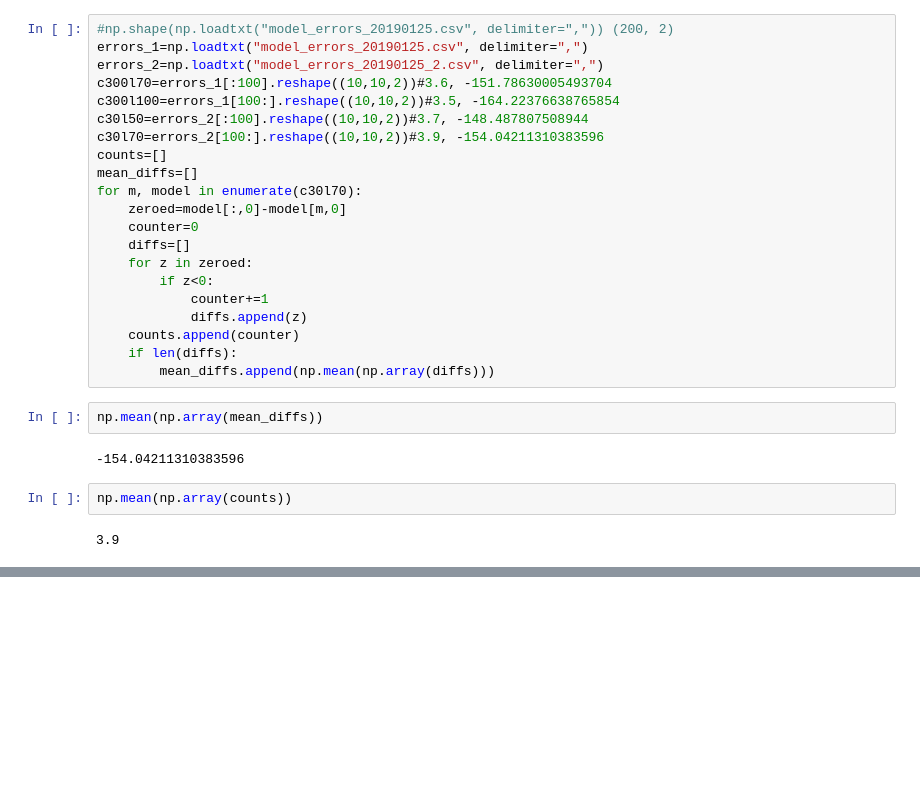
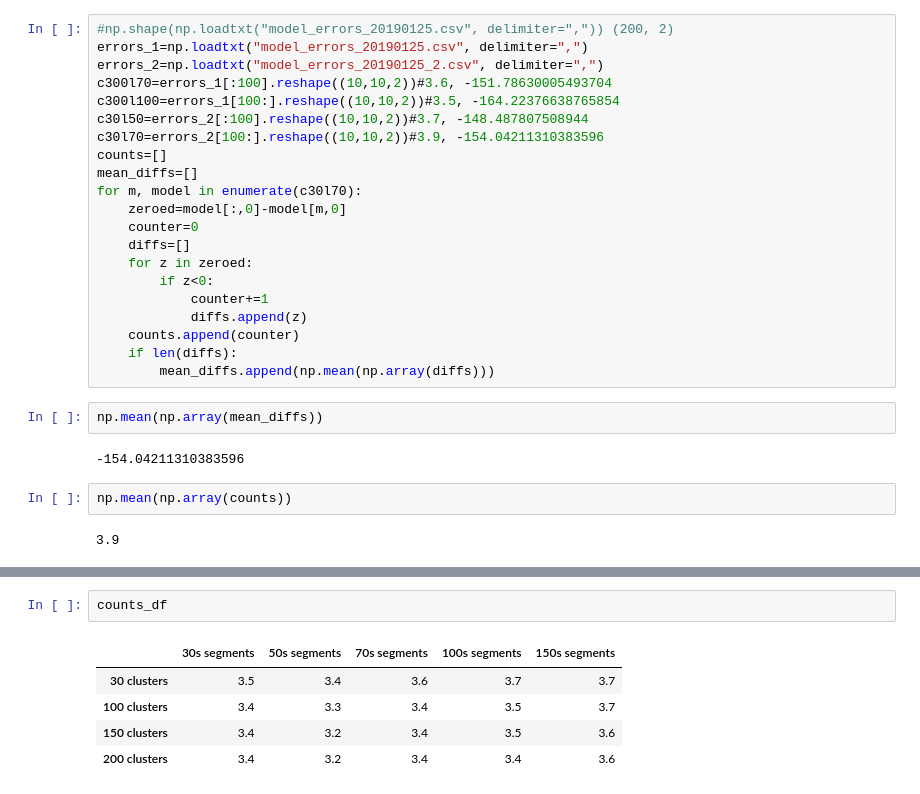
Before and after one commit to jorwatkapola/timeseries_segment_clustering, a Jupyter notebook: segment_clustering.ipynb, the cells around one changed output, grey strips where cells are left out. Cells and saved outputs as stored; diff of their text form; blank space fills up the shorter version.

```diff
--- a/segment_clustering.ipynb
+++ b/segment_clustering.ipynb
@@ -384,0 +404,8 @@ np.mean(np.array(counts))
+# %%
+counts_df
+# %% [output]
+|  | 30s segments | 50s segments | 70s segments | 100s segments | 150s segments |
+| 30 clusters | 3.5 | 3.4 | 3.6 | 3.7 | 3.7 |
+| 100 clusters | 3.4 | 3.3 | 3.4 | 3.5 | 3.7 |
+| 150 clusters | 3.4 | 3.2 | 3.4 | 3.5 | 3.6 |
+| 200 clusters | 3.4 | 3.2 | 3.4 | 3.4 | 3.6 |
```
Also changed, not shown: parts of 4 cells of this notebook, 1 other file.
